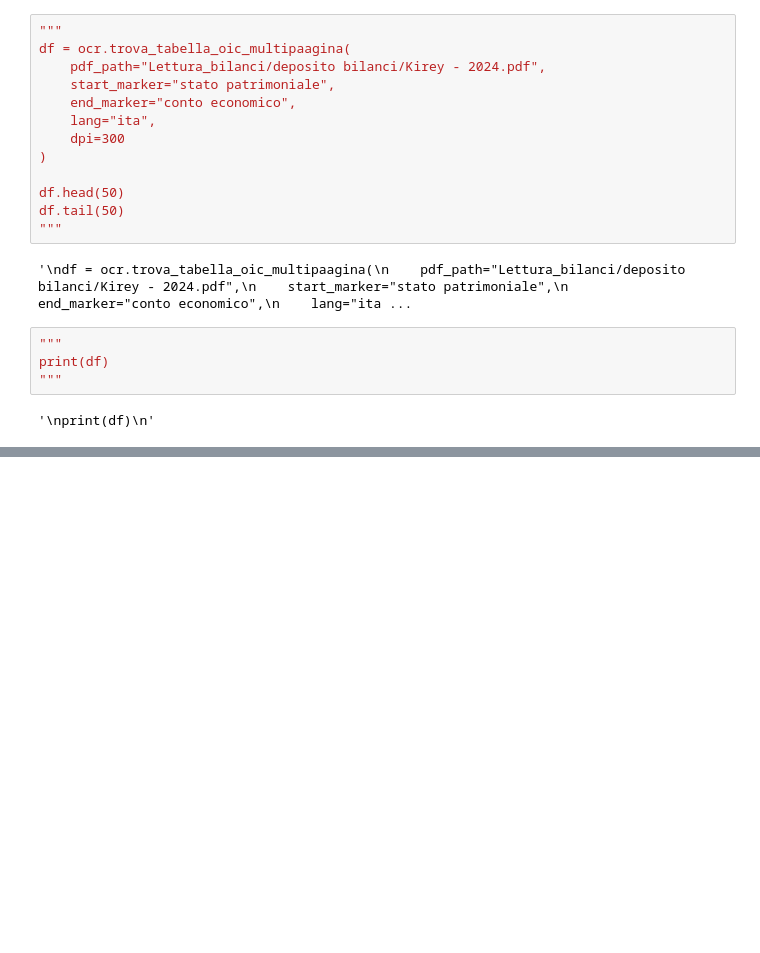
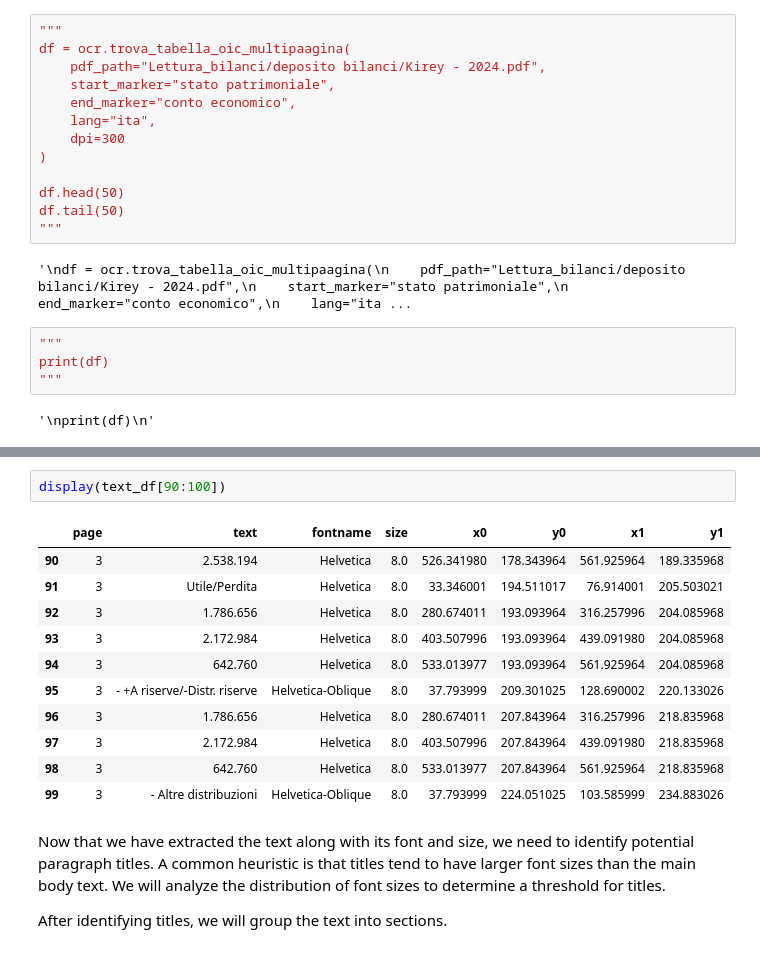
Before and after one commit to Nick97382000/Lettura_bilanci, a Jupyter notebook: Lettura bilanci.ipynb, the cells around one changed output, grey strips where cells are left out. Saved outputs shown, nothing was run; the diff lists cells and outputs as text; blank space fills up the shorter version.

```diff
--- a/Lettura bilanci.ipynb
+++ b/Lettura bilanci.ipynb
@@ -126,0 +202,18 @@ print(df)
+# %%
+display(text_df[90:100])
+# %% [output]
+|  | page | text | fontname | size | x0 | y0 | x1 | y1 |
+| 90 | 3 | 2.538.194 | Helvetica | 8.0 | 526.341980 | 178.343964 | 561.925964 | 189.335968 |
+| 91 | 3 | Utile/Perdita | Helvetica | 8.0 | 33.346001 | 194.511017 | 76.914001 | 205.503021 |
+| 92 | 3 | 1.786.656 | Helvetica | 8.0 | 280.674011 | 193.093964 | 316.257996 | 204.085968 |
+| 93 | 3 | 2.172.984 | Helvetica | 8.0 | 403.507996 | 193.093964 | 439.091980 | 204.085968 |
+| 94 | 3 | 642.760 | Helvetica | 8.0 | 533.013977 | 193.093964 | 561.925964 | 204.085968 |
+| 95 | 3 | - +A riserve/-Distr. riserve | Helvetica-Oblique | 8.0 | 37.793999 | 209.301025 | 128.690002 | 220.133026 |
+| 96 | 3 | 1.786.656 | Helvetica | 8.0 | 280.674011 | 207.843964 | 316.257996 | 218.835968 |
+| 97 | 3 | 2.172.984 | Helvetica | 8.0 | 403.507996 | 207.843964 | 439.091980 | 218.835968 |
+| 98 | 3 | 642.760 | Helvetica | 8.0 | 533.013977 | 207.843964 | 561.925964 | 218.835968 |
+| 99 | 3 | - Altre distribuzioni | Helvetica-Oblique | 8.0 | 37.793999 | 224.051025 | 103.585999 | 234.883026 |
+# %% [markdown]
+Now that we have extracted the text along with its font and size, we need to identify potential paragraph titles. A common heuristic is that titles tend to have larger font sizes than the main body text. We will analyze the distribution of font sizes to determine a threshold for titles.
+
+After identifying titles, we will group the text into sections.
```
Also changed, not shown: parts of 8 cells of this notebook.
